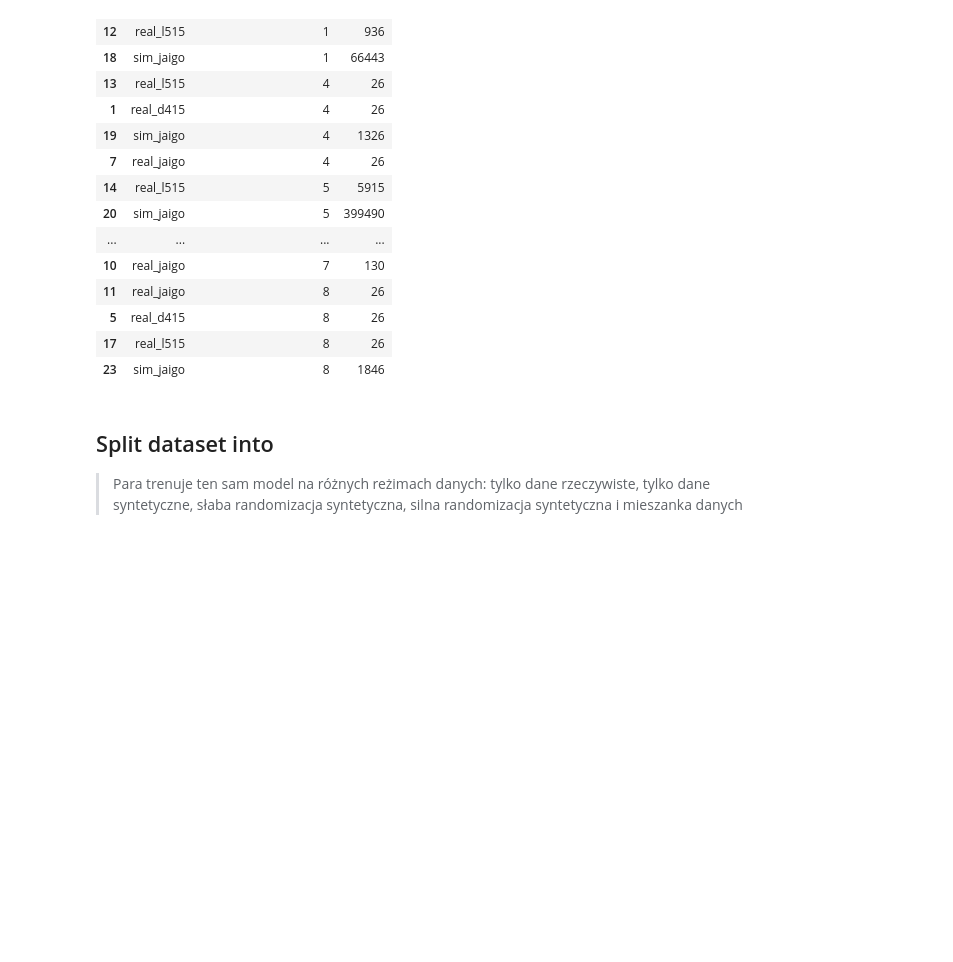
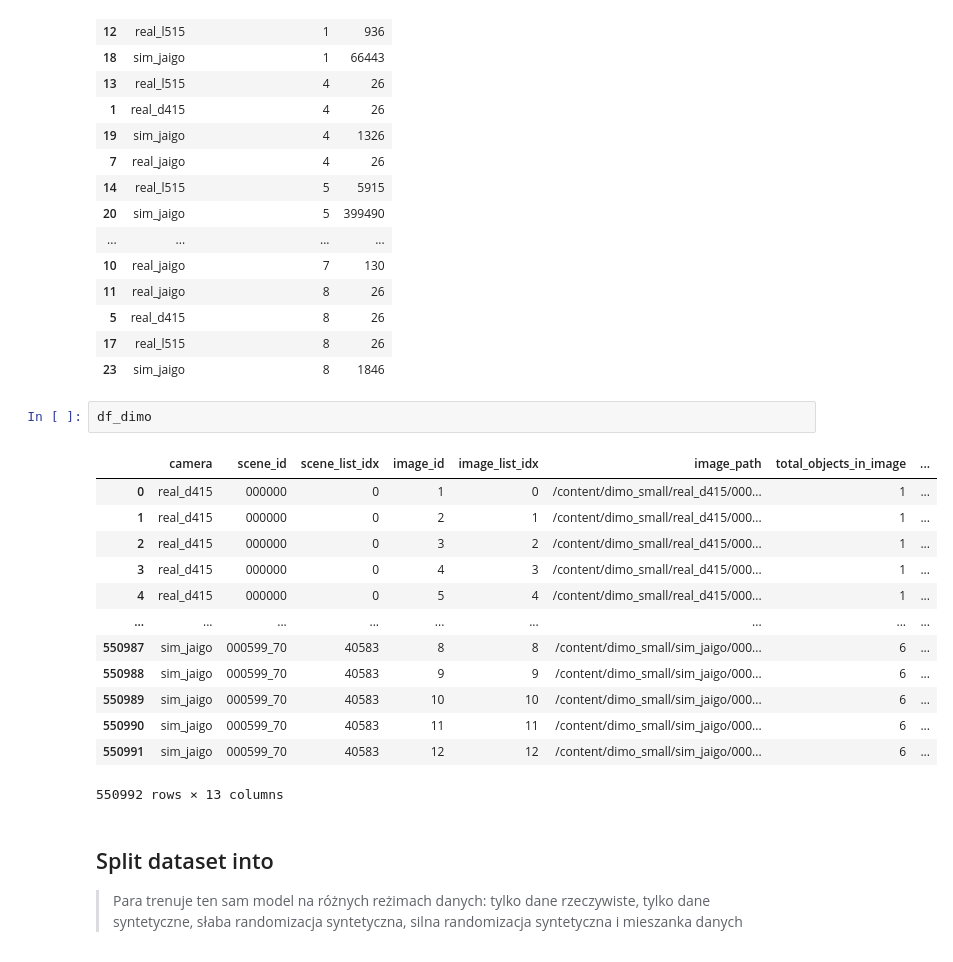
Before and after one commit to Eikthyrnir/uam-cv-sim-to-real-interpretability, a Jupyter notebook: DIMO_detection_sandbox.ipynb, the cells around one changed output. Saved outputs shown, nothing was run; the diff lists cells and outputs as text; blank space fills up the shorter version.

```diff
--- a/DIMO_detection_sandbox.ipynb
+++ b/DIMO_detection_sandbox.ipynb
@@ -479,6 +480,22 @@ df_dimo.groupby(
 | 5 | real_d415 | 8 | 26 |
 | 17 | real_l515 | 8 | 26 |
 | 23 | sim_jaigo | 8 | 1846 |
+# %%
+df_dimo
+# %% [output]
+|  | camera | scene_id | scene_list_idx | image_id | image_list_idx | image_path | total_objects_in_image | ... |
+| 0 | real_d415 | 000000 | 0 | 1 | 0 | /content/dimo_small/real_d415/000... | 1 | ... |
+| 1 | real_d415 | 000000 | 0 | 2 | 1 | /content/dimo_small/real_d415/000... | 1 | ... |
+| 2 | real_d415 | 000000 | 0 | 3 | 2 | /content/dimo_small/real_d415/000... | 1 | ... |
+| 3 | real_d415 | 000000 | 0 | 4 | 3 | /content/dimo_small/real_d415/000... | 1 | ... |
+| 4 | real_d415 | 000000 | 0 | 5 | 4 | /content/dimo_small/real_d415/000... | 1 | ... |
+| ... | ... | ... | ... | ... | ... | ... | ... | ... |
+| 550987 | sim_jaigo | 000599_70 | 40583 | 8 | 8 | /content/dimo_small/sim_jaigo/000... | 6 | ... |
+| 550988 | sim_jaigo | 000599_70 | 40583 | 9 | 9 | /content/dimo_small/sim_jaigo/000... | 6 | ... |
+| 550989 | sim_jaigo | 000599_70 | 40583 | 10 | 10 | /content/dimo_small/sim_jaigo/000... | 6 | ... |
+| 550990 | sim_jaigo | 000599_70 | 40583 | 11 | 11 | /content/dimo_small/sim_jaigo/000... | 6 | ... |
+| 550991 | sim_jaigo | 000599_70 | 40583 | 12 | 12 | /content/dimo_small/sim_jaigo/000... | 6 | ... |
+550992 rows × 13 columns
 # %% [markdown]
 ## Split dataset into
 
```
Also changed, not shown: parts of 9 cells of this notebook.
